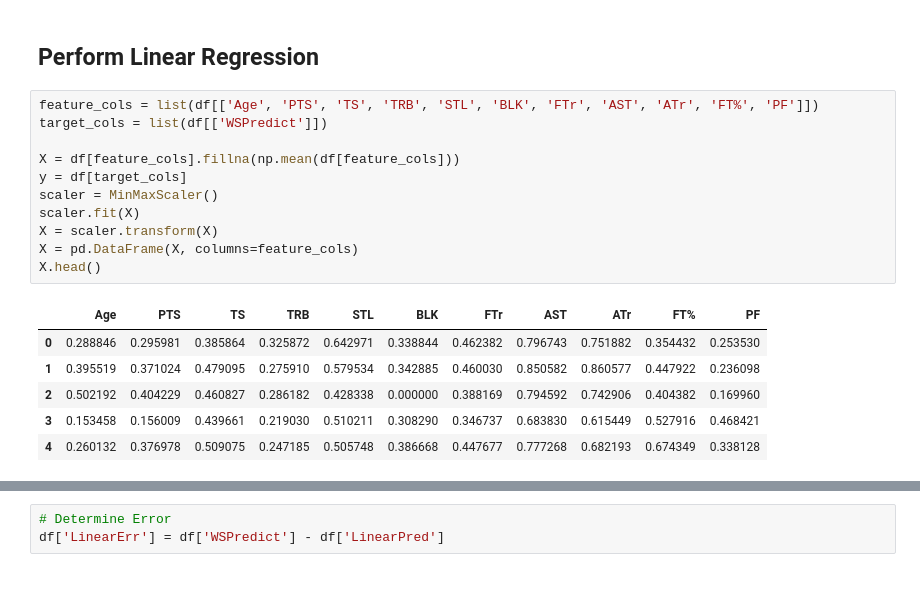
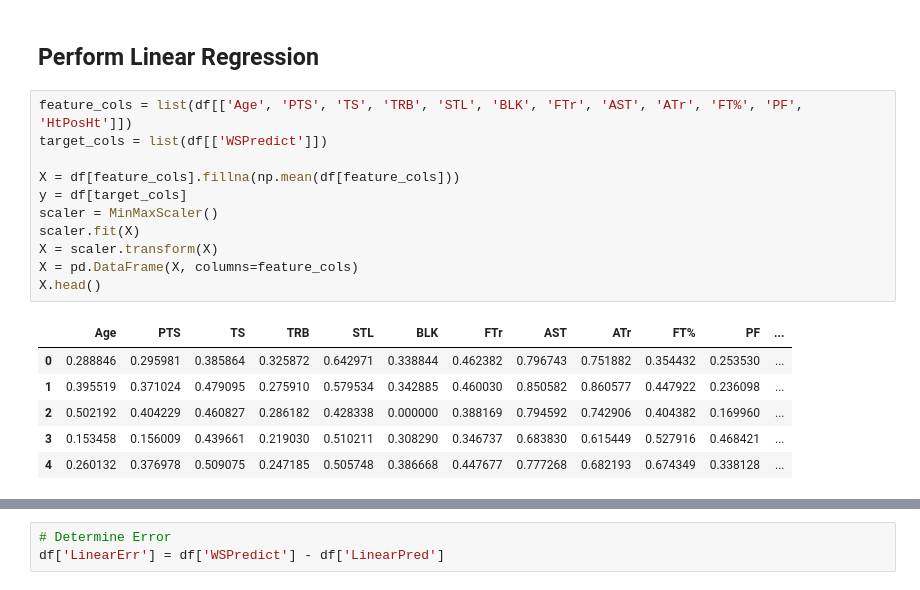
Before and after one commit to mattignal/BEEM, a Jupyter notebook: Regression.ipynb, the cells around one changed output, grey strips where cells are left out. Drawn from its saved outputs; the diff is of its cells as text.

```diff
--- a/Regression.ipynb
+++ b/Regression.ipynb
@@ -118,23 +118,23 @@ Feature Names and Importance Scores: [('Age', 0.093180008163057826), ('PTS', 0.0
 # %% [markdown]
 ## Perform Linear Regression
 # %%
-feature_cols = list(df[['Age', 'PTS', 'TS', 'TRB', 'STL', 'BLK', 'FTr', 'AST', 'ATr', 'FT%', 'PF']])
+feature_cols = list(df[['Age', 'PTS', 'TS', 'TRB', 'STL', 'BLK', 'FTr', 'AST', 'ATr', 'FT%', 'PF', 'HtPosHt']])
 target_cols = list(df[['WSPredict']])
 
 X = df[feature_cols].fillna(np.mean(df[feature_cols]))
 y = df[target_cols]
 scaler = MinMaxScaler()
 scaler.fit(X)
 X = scaler.transform(X)
 X = pd.DataFrame(X, columns=feature_cols)
 X.head()
 # %% [output]
-|  | Age | PTS | TS | TRB | STL | BLK | FTr | AST | ATr | FT% | PF |
-| 0 | 0.288846 | 0.295981 | 0.385864 | 0.325872 | 0.642971 | 0.338844 | 0.462382 | 0.796743 | 0.751882 | 0.354432 | 0.253530 |
-| 1 | 0.395519 | 0.371024 | 0.479095 | 0.275910 | 0.579534 | 0.342885 | 0.460030 | 0.850582 | 0.860577 | 0.447922 | 0.236098 |
-| 2 | 0.502192 | 0.404229 | 0.460827 | 0.286182 | 0.428338 | 0.000000 | 0.388169 | 0.794592 | 0.742906 | 0.404382 | 0.169960 |
-| 3 | 0.153458 | 0.156009 | 0.439661 | 0.219030 | 0.510211 | 0.308290 | 0.346737 | 0.683830 | 0.615449 | 0.527916 | 0.468421 |
-| 4 | 0.260132 | 0.376978 | 0.509075 | 0.247185 | 0.505748 | 0.386668 | 0.447677 | 0.777268 | 0.682193 | 0.674349 | 0.338128 |
+|  | Age | PTS | TS | TRB | STL | BLK | FTr | AST | ATr | FT% | PF | ... |
+| 0 | 0.288846 | 0.295981 | 0.385864 | 0.325872 | 0.642971 | 0.338844 | 0.462382 | 0.796743 | 0.751882 | 0.354432 | 0.253530 | ... |
+| 1 | 0.395519 | 0.371024 | 0.479095 | 0.275910 | 0.579534 | 0.342885 | 0.460030 | 0.850582 | 0.860577 | 0.447922 | 0.236098 | ... |
+| 2 | 0.502192 | 0.404229 | 0.460827 | 0.286182 | 0.428338 | 0.000000 | 0.388169 | 0.794592 | 0.742906 | 0.404382 | 0.169960 | ... |
+| 3 | 0.153458 | 0.156009 | 0.439661 | 0.219030 | 0.510211 | 0.308290 | 0.346737 | 0.683830 | 0.615449 | 0.527916 | 0.468421 | ... |
+| 4 | 0.260132 | 0.376978 | 0.509075 | 0.247185 | 0.505748 | 0.386668 | 0.447677 | 0.777268 | 0.682193 | 0.674349 | 0.338128 | ... |
 # %%
 lr = linear_model.LinearRegression()
 lr.fit(X, y)
```
Also changed, not shown: parts of 15 cells of this notebook, 3 other files.
